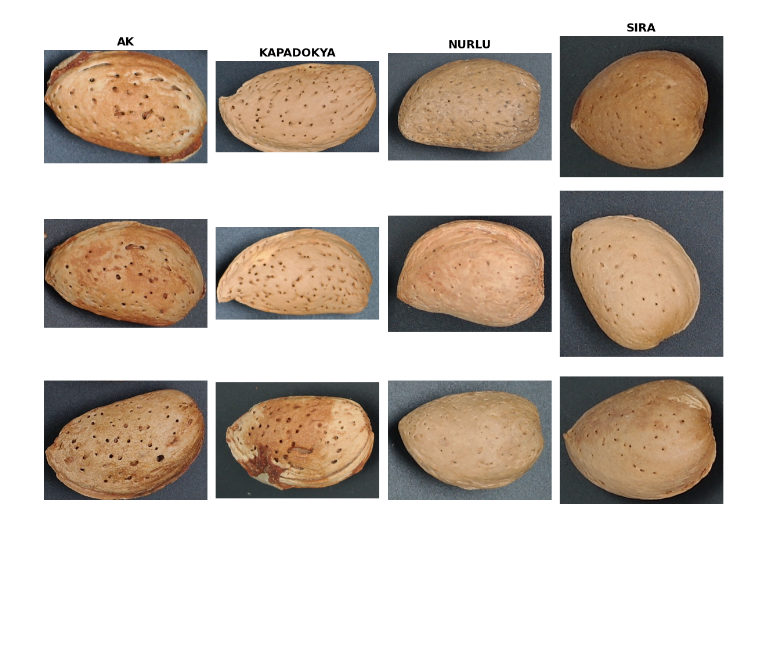
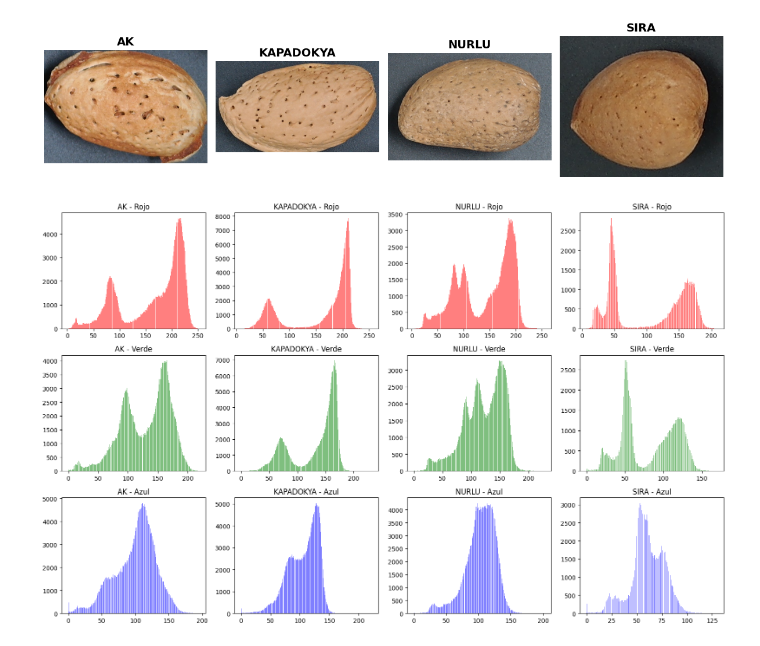
Before and after one commit to AlexSG29/Procesamiento-de-Imagenes-Clases, a Jupyter notebook: sesion2.ipynb, the cells around one changed output. Cells and saved outputs as stored; diff of their text form; code cells hidden in the pictures; blank space fills up the shorter version.

```diff
--- a/sesion2.ipynb
+++ b/sesion2.ipynb
@@ -1,38 +1,64 @@
 # %%
 import matplotlib.pyplot as plt
 import os
 
 # Paths de los directorios que contienen las imágenes
 almendra_ak = './Almendras/Almendras/AK/'
 almendra_kapadoyka = './Almendras/Almendras/KAPADOKYA/'
 almendra_nurlu = './Almendras/Almendras/NURLU/'
 almendra_sira = './Almendras/Almendras/SIRA/'
 
 # Lista de tipos de almendras y sus nombres
 tipos_almendras = [
     (almendra_ak, "AK"),
     (almendra_kapadoyka, "KAPADOKYA"),
     (almendra_nurlu, "NURLU"),
     (almendra_sira, "SIRA")
 ]
 
-# Crear figura y ejes para la grilla 3x4
-fig, axes = plt.subplots(3, 4, figsize=(12, 9))
-axes = axes.reshape(3, 4)  # Reorganizar en matriz 3x4
+# Crear figura y ejes para la grilla 1x4
+fig, axes = plt.subplots(1, 4, figsize=(12, 4))
 
-# Iterar sobre cada tipo de almendra y mostrar las imágenes
+# Iterar sobre cada tipo de almendra y mostrar una imagen
 for col, (path, nombre) in enumerate(tipos_almendras):
-    imagenes = os.listdir(path)[:3]  # Tomar solo las primeras 3 imágenes
-    for row, imagen in enumerate(imagenes):
-        img_path = os.path.join(path, imagen)
-        img = plt.imread(img_path)
-        axes[row, col].imshow(img)
-        axes[row, col].axis('off')
+    imagenes = os.listdir(path)[:1]  # Tomar solo la primera imagen
+    img_path = os.path.join(path, imagenes[0])
+    img = plt.imread(img_path)
+    axes[col].imshow(img)
+    axes[col].axis('off')
     # Poner el título encima de la columna
-    axes[0, col].set_title(nombre, fontsize=14, fontweight='bold')
+    axes[col].set_title(nombre, fontsize=14, fontweight='bold')
 
 # Ajustar el diseño y mostrar la grilla
 plt.tight_layout()
 plt.show()
 # %% [output]
-[figure, old version]
+[figure, new version]
+# %%
+# Crear figura y ejes para la grilla 3x4
+fig, axes = plt.subplots(3, 4, figsize=(16, 10))
+axes = axes.reshape(3, 4)
+
+# Iterar sobre cada tipo de almendra y mostrar histogramas
+for col, (path, nombre) in enumerate(tipos_almendras):
+    imagenes = os.listdir(path)[:1]  # Tomar solo la primera imagen
+    img_path = os.path.join(path, imagenes[0])
+    img = plt.imread(img_path)
+
+    # Canal Rojo
+    axes[0, col].hist(img[:, :, 0].flatten(), bins=256, color='red', alpha=0.5)
+    axes[0, col].set_title(f'{nombre} - Rojo')
+
+    # Canal Verde
+    axes[1, col].hist(img[:, :, 1].flatten(), bins=256, color='green', alpha=0.5)
+    axes[1, col].set_title(f'{nombre} - Verde')
+
+    # Canal Azul
+    axes[2, col].hist(img[:, :, 2].flatten(), bins=256, color='blue', alpha=0.5)
+    axes[2, col].set_title(f'{nombre} - Azul')
+
+# Ajustar diseño
+plt.tight_layout()
+plt.show()
+# %% [output]
+[figure, added]
```
